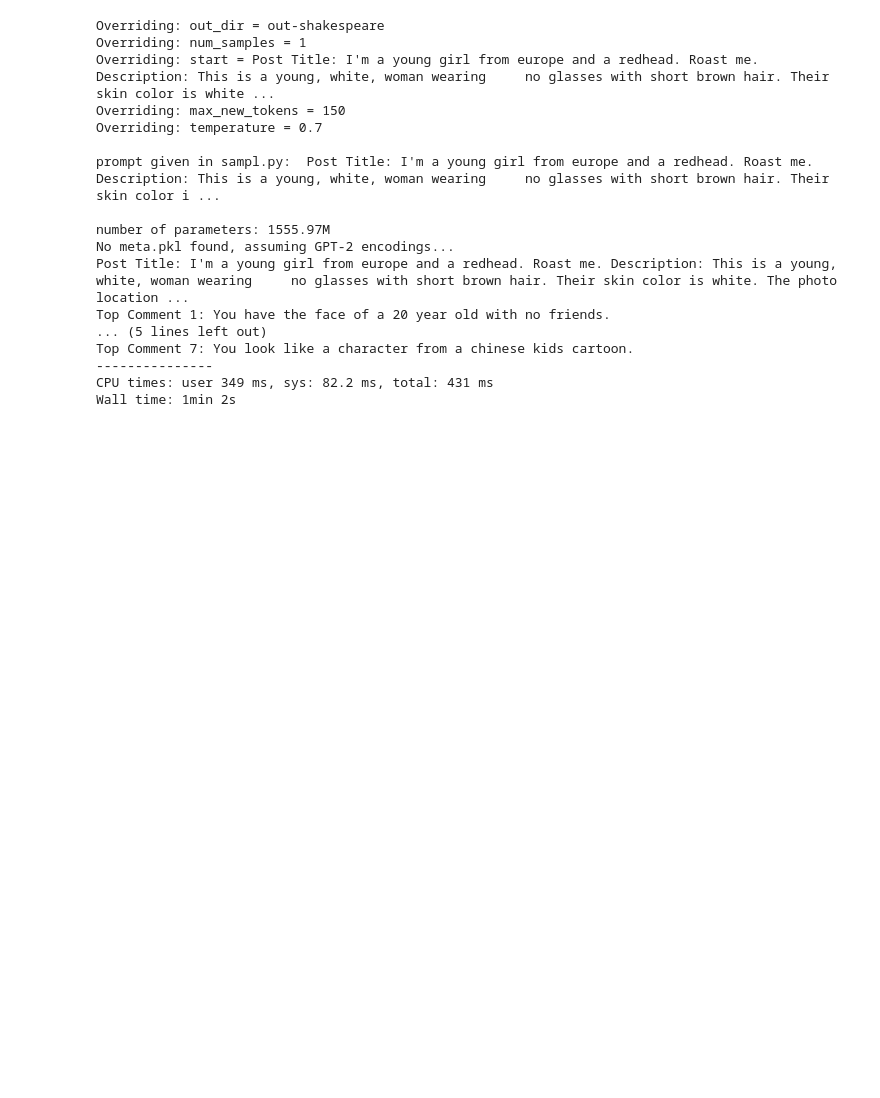
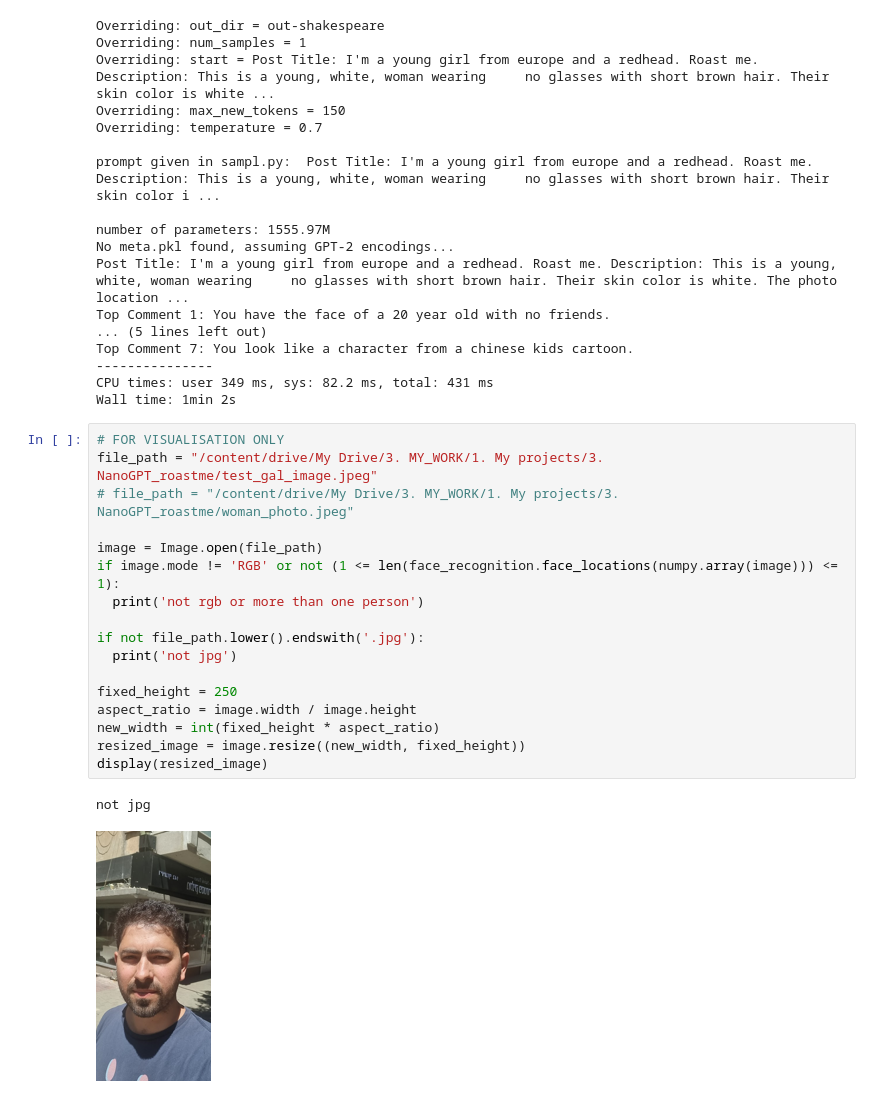
Before and after one commit to GalMoore/roastme_vqa_gpt2, a Jupyter notebook: 3_predict_new_image_text_pair.ipynb, the cells around one changed output. Drawn from its saved outputs; the diff is of its cells as text; blank space fills up the shorter version.

```diff
--- a/3_predict_new_image_text_pair.ipynb
+++ b/3_predict_new_image_text_pair.ipynb
@@ -175,5 +195,25 @@ Top Comment 7: You look like a character from a chinese kids cartoon.
 ---------------
 CPU times: user 349 ms, sys: 82.2 ms, total: 431 ms
 Wall time: 1min 2s
+# %%
+# FOR VISUALISATION ONLY
+file_path = "/content/drive/My Drive/3. MY_WORK/1. My projects/3. NanoGPT_roastme/test_gal_image.jpeg"
+# file_path = "/content/drive/My Drive/3. MY_WORK/1. My projects/3. NanoGPT_roastme/woman_photo.jpeg"
+
+image = Image.open(file_path)
+if image.mode != 'RGB' or not (1 <= len(face_recognition.face_locations(numpy.array(image))) <= 1):
+  print('not rgb or more than one person')
+
+if not file_path.lower().endswith('.jpg'):
+  print('not jpg')
+
+fixed_height = 250
+aspect_ratio = image.width / image.height
+new_width = int(fixed_height * aspect_ratio)
+resized_image = image.resize((new_width, fixed_height))
+display(resized_image)
+# %% [output]
+not jpg
+[figure, added]
 # %%
 %%time
```
Also changed, not shown: parts of 2 cells of this notebook.
